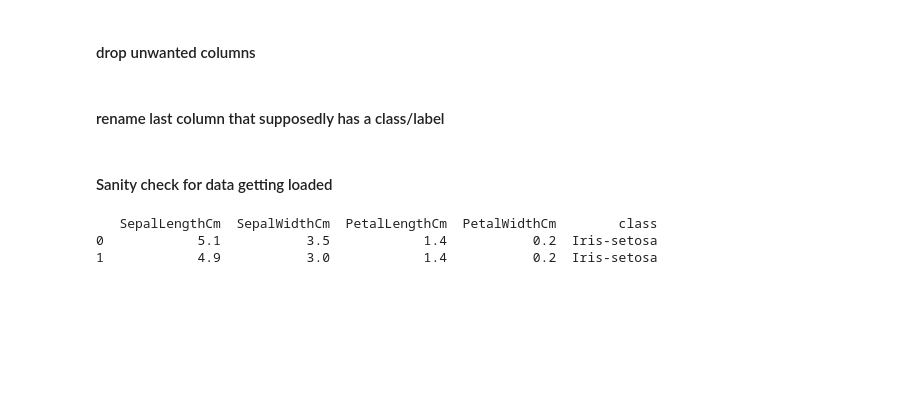
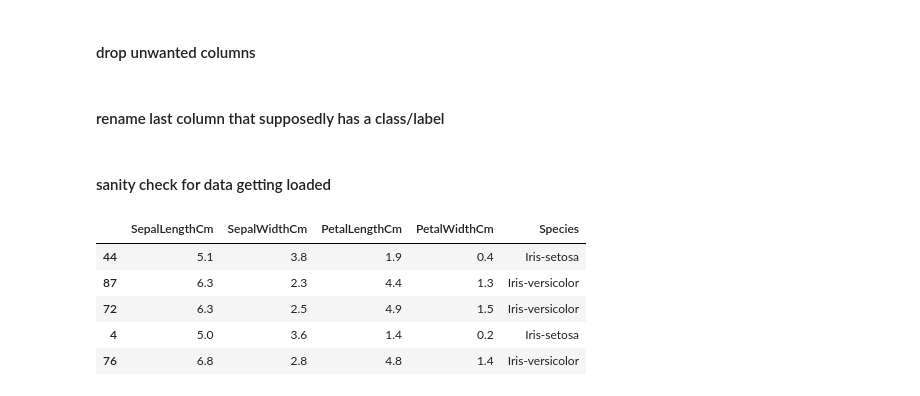
Before and after one commit to j-dhall/ml, a Jupyter notebook: notebooks/[without library] Iris Flower Species Classification using Gaussian Naive Bayes.ipynb, the cells around one changed output. Saved outputs shown, nothing was run; the diff lists cells and outputs as text; code cells hidden in the pictures; blank space fills up the shorter version.

```diff
--- a/notebooks/[without library] Iris Flower Species Classification using Gaussian Naive Bayes.ipynb
+++ b/notebooks/[without library] Iris Flower Species Classification using Gaussian Naive Bayes.ipynb
@@ -49,10 +118,13 @@ cols = df.columns.to_list()
 cols[len(cols)-1] = class_colname
 df.columns = cols
 # %% [markdown]
-#### Sanity check for data getting loaded
+#### sanity check for data getting loaded
-# %%
-print(df.head(2))
-# %% [output]
-   SepalLengthCm  SepalWidthCm  PetalLengthCm  PetalWidthCm        class
-0            5.1           3.5            1.4           0.2  Iris-setosa
-1            4.9           3.0            1.4           0.2  Iris-setosa
+# %%
+df.sample(5)
+# %% [output]
+|  | SepalLengthCm | SepalWidthCm | PetalLengthCm | PetalWidthCm | Species |
+| 44 | 5.1 | 3.8 | 1.9 | 0.4 | Iris-setosa |
+| 87 | 6.3 | 2.3 | 4.4 | 1.3 | Iris-versicolor |
+| 72 | 6.3 | 2.5 | 4.9 | 1.5 | Iris-versicolor |
+| 4 | 5.0 | 3.6 | 1.4 | 0.2 | Iris-setosa |
+| 76 | 6.8 | 2.8 | 4.8 | 1.4 | Iris-versicolor |
```
Also changed, not shown: parts of 51 cells of this notebook, 9 other files.
